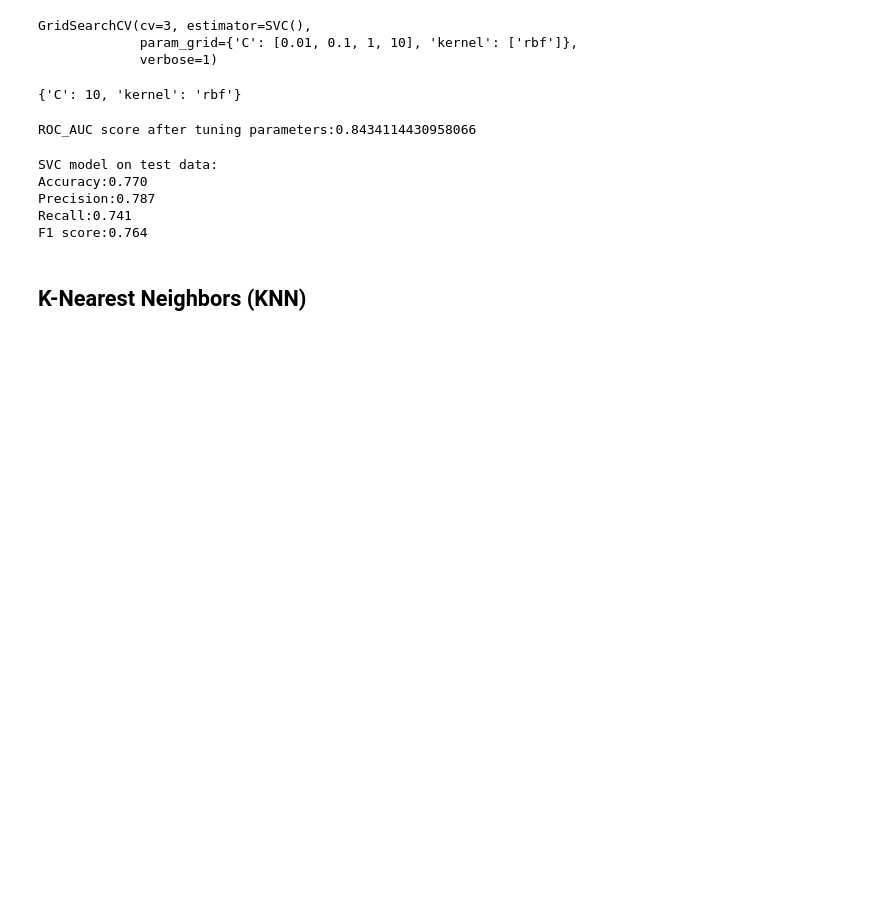
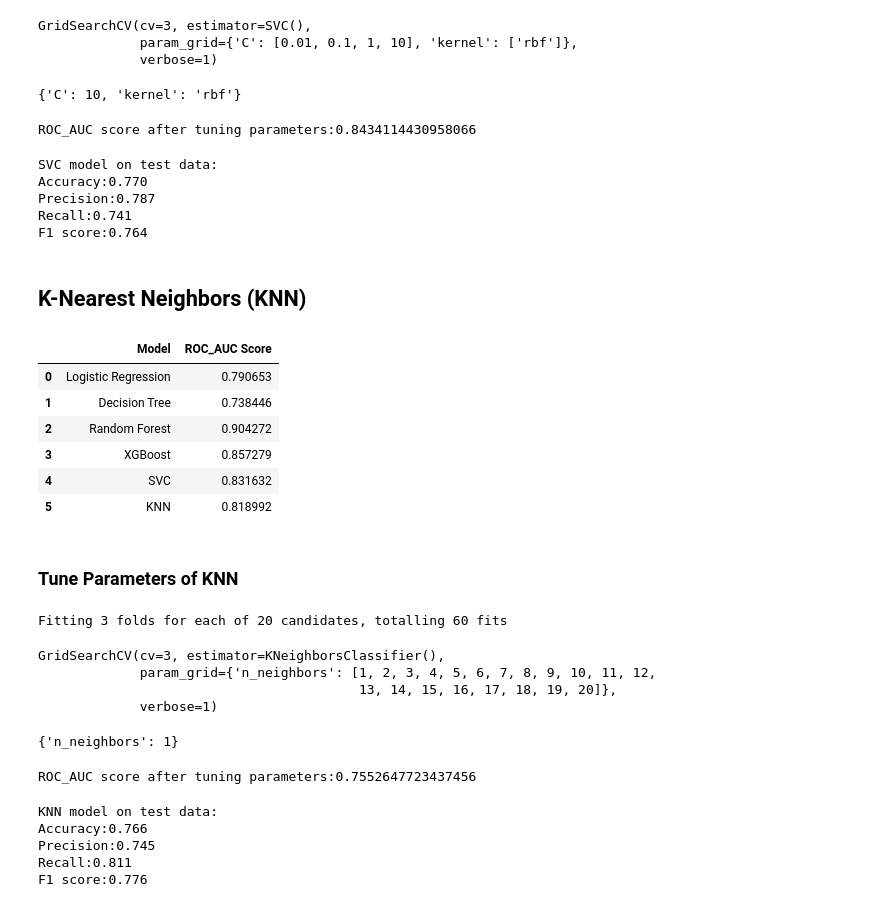
Before and after one commit to Anupam8858/Credit-Card-Default-Prediction, a Jupyter notebook: Credit_Card_Default_Prediction_Capstone_Project.ipynb, the cells around one changed output. Saved outputs shown, nothing was run; the diff lists cells and outputs as text; code cells hidden in the pictures; blank space fills up the shorter version.

```diff
--- a/Credit_Card_Default_Prediction_Capstone_Project.ipynb
+++ b/Credit_Card_Default_Prediction_Capstone_Project.ipynb
@@ -947,3 +946,39 @@ def run_knn():
   roc_auc_knn = np.mean(scores)
 
   return "KNN", roc_auc_knn
+# %%
+def run_knn():
+  '''
+  This function can call KNN Model.
+  '''
+  # Split data
+  X_train, X_test, y_train, y_test = data_split(X, y)
+
+  # Rescale data
+  X_train_std, X_test_std = standard_scaler(X_train, X_test, numerical_cols = num_cols)
+
+  # Instantiate model
+  clf_knn = KNeighborsClassifier()
+
+  # Fit the model
+  clf_knn.fit(X_train_std, y_train)
+
+  # Use model's default parameters to get cross validation score
+  scores = cross_val_score(clf_knn, X_train_std, y_train, scoring ="roc_auc", cv = 5)
+  roc_auc_knn = np.mean(scores)
+
+  return "KNN", roc_auc_knn
+# %%
+# Storing the value in dataframe for decision tree model.
+model_result.append(run_knn())
+pd.DataFrame(model_result, columns = ["Model", "ROC_AUC Score"])
+# %% [output]
+|  | Model | ROC_AUC Score |
+| 0 | Logistic Regression | 0.790653 |
+| 1 | Decision Tree | 0.738446 |
+| 2 | Random Forest | 0.904272 |
+| 3 | XGBoost | 0.857279 |
+| 4 | SVC | 0.831632 |
+| 5 | KNN | 0.818992 |
+# %% [markdown]
+### Tune Parameters of KNN
@@ -949,0 +991,23 @@ def run_knn():
+# %%
+# parameter grid values.
+grid_values = {'n_neighbors':list(range(1, 21))}
+
+# Instantiate the model
+clf_knn = KNeighborsClassifier()
+
+# Instantiate grid search model
+grid_search = GridSearchCV(estimator = clf_knn, param_grid = grid_values, cv = 3, verbose = 1)
+
+# Fit grid search to the data
+grid_search.fit(X_train_std, y_train)
+# %% [output]
+Fitting 3 folds for each of 20 candidates, totalling 60 fits
+GridSearchCV(cv=3, estimator=KNeighborsClassifier(),
+             param_grid={'n_neighbors': [1, 2, 3, 4, 5, 6, 7, 8, 9, 10, 11, 12,
+                                         13, 14, 15, 16, 17, 18, 19, 20]},
+             verbose=1)
+# %%
+# getting best parameters for model.
+grid_search.best_params_
+# %% [output]
+{'n_neighbors': 1}
@@ -949,0 +1018,18 @@ def run_knn():
+# %%
+# Get ROC_AUC score of tuned model on training data
+scores_tuned = cross_val_score(knn_optimal, X_train_std, y_train, scoring = "roc_auc", cv = 5)
+roc_auc_knn_best = np.mean(scores_tuned)
+
+print(f'ROC_AUC score after tuning parameters:{roc_auc_knn_best}')
+# %% [output]
+ROC_AUC score after tuning parameters:0.7552647723437456
+# %%
+# Calculate accuracy, precision, recall and F1 score of KNN model
+print('KNN model on test data:')
+get_pre_rec_f1(knn_optimal, X_test_std, y_test)
+# %% [output]
+KNN model on test data:
+Accuracy:0.766
+Precision:0.745
+Recall:0.811
+F1 score:0.776
```
Also changed, not shown: parts of 4 cells of this notebook.
